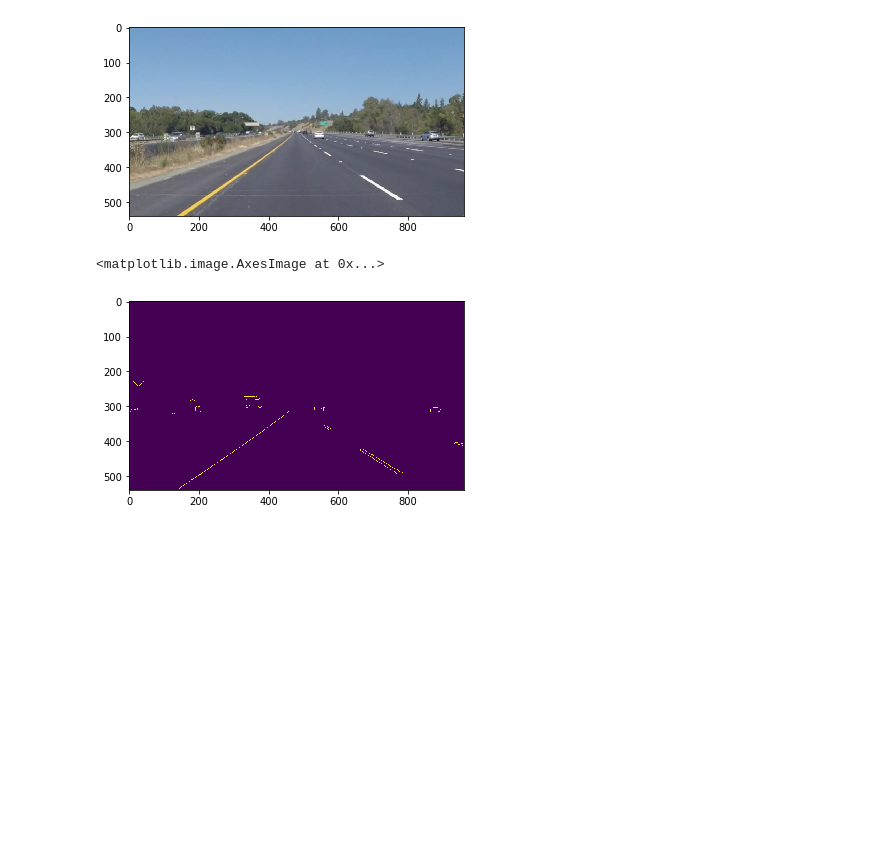
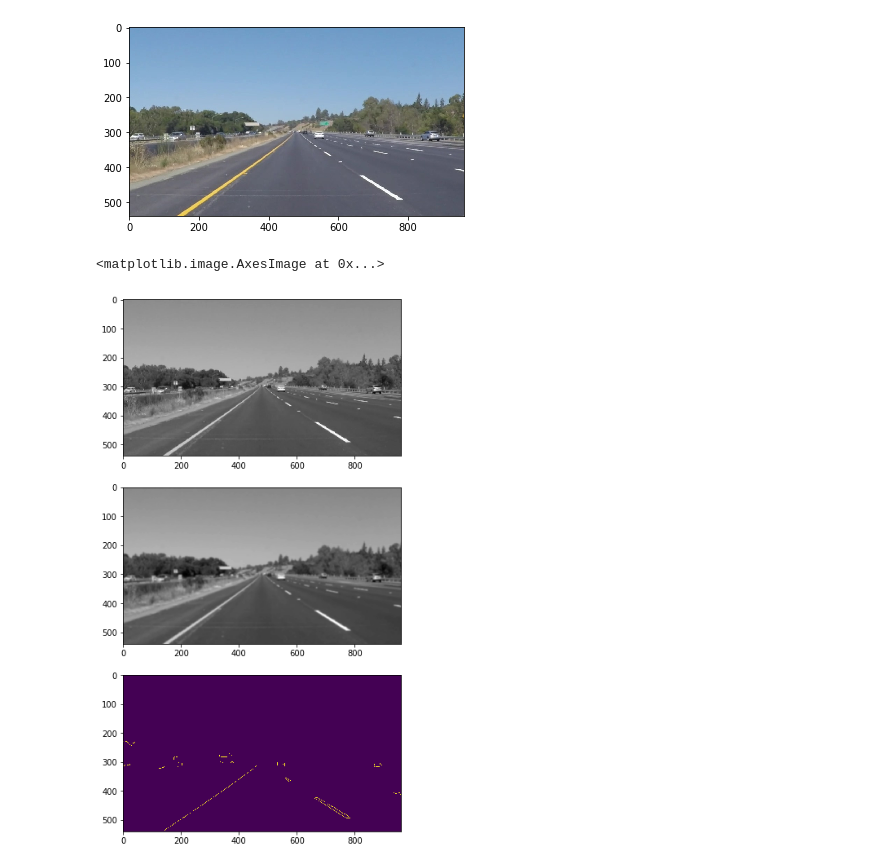
Before and after one commit to semeniuta/visionfuncs, a Jupyter notebook: notebooks/demo_epypes_paper_example.ipynb, the cells around one changed output. Cells and saved outputs as stored; diff of their text form; code cells hidden in the pictures; blank space fills up the shorter version.

Commit message:
Updated demo_epypes_paper_example nb (more tokens visualized)

```diff
--- a/notebooks/demo_epypes_paper_example.ipynb
+++ b/notebooks/demo_epypes_paper_example.ipynb
@@ -71,10 +71,19 @@ plt.imshow(im)
 # %% [output]
 <matplotlib.image.AxesImage at 0x...>
 [figure]
-# %%
-runner.run(image=im)
-
-plt.imshow(runner['edges'])
-# %% [output]
-<matplotlib.image.AxesImage at 0x...>
-[figure, removed]
+# %%
+runner.run(image=im)
+
+plt.figure(figsize=(7, 12))
+
+plt.subplot(3, 1, 1)
+plt.imshow(runner['image_gray'], cmap='gray')
+
+plt.subplot(3, 1, 2)
+plt.imshow(runner['image_blurred'], cmap='gray')
+
+plt.subplot(3, 1, 3)
+plt.imshow(runner['edges'])
+# %% [output]
+<matplotlib.image.AxesImage at 0x...>
+[figure, added]
```
Also changed, not shown: parts of 1 cell of this notebook.
